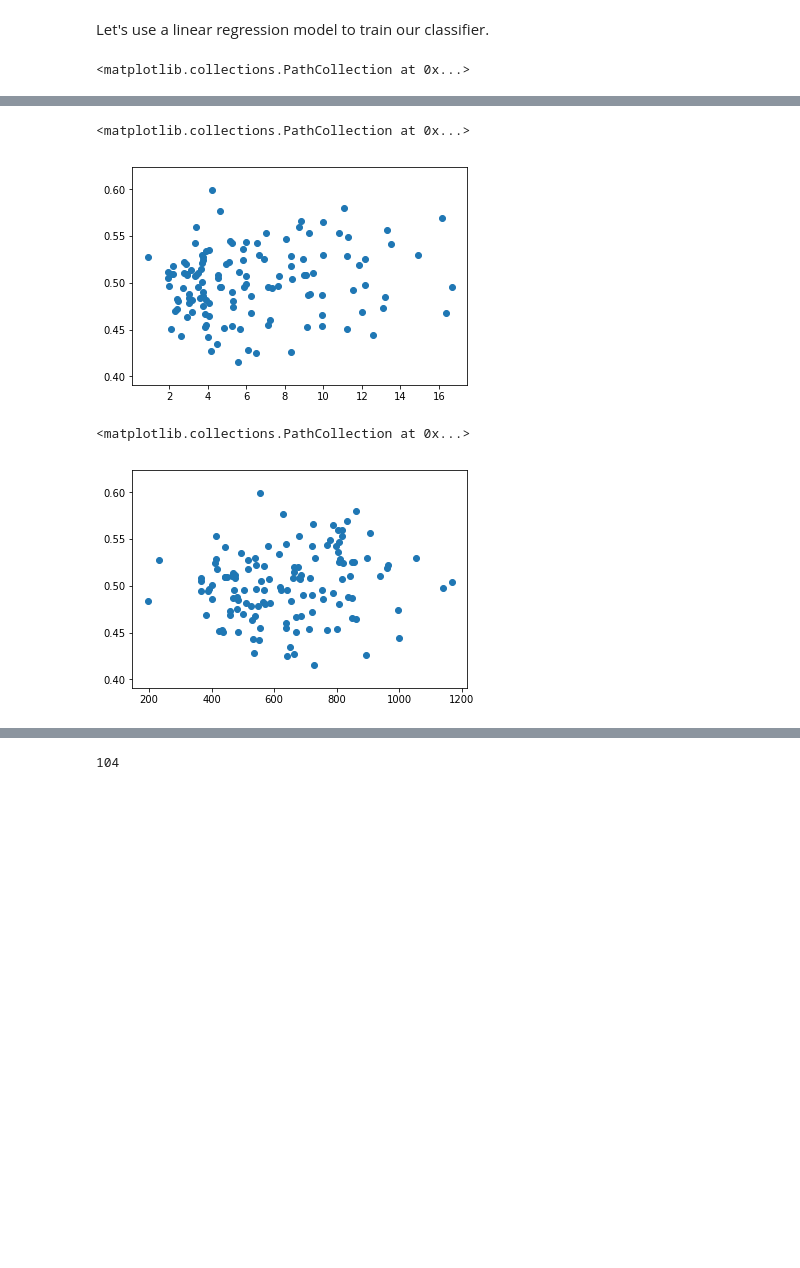
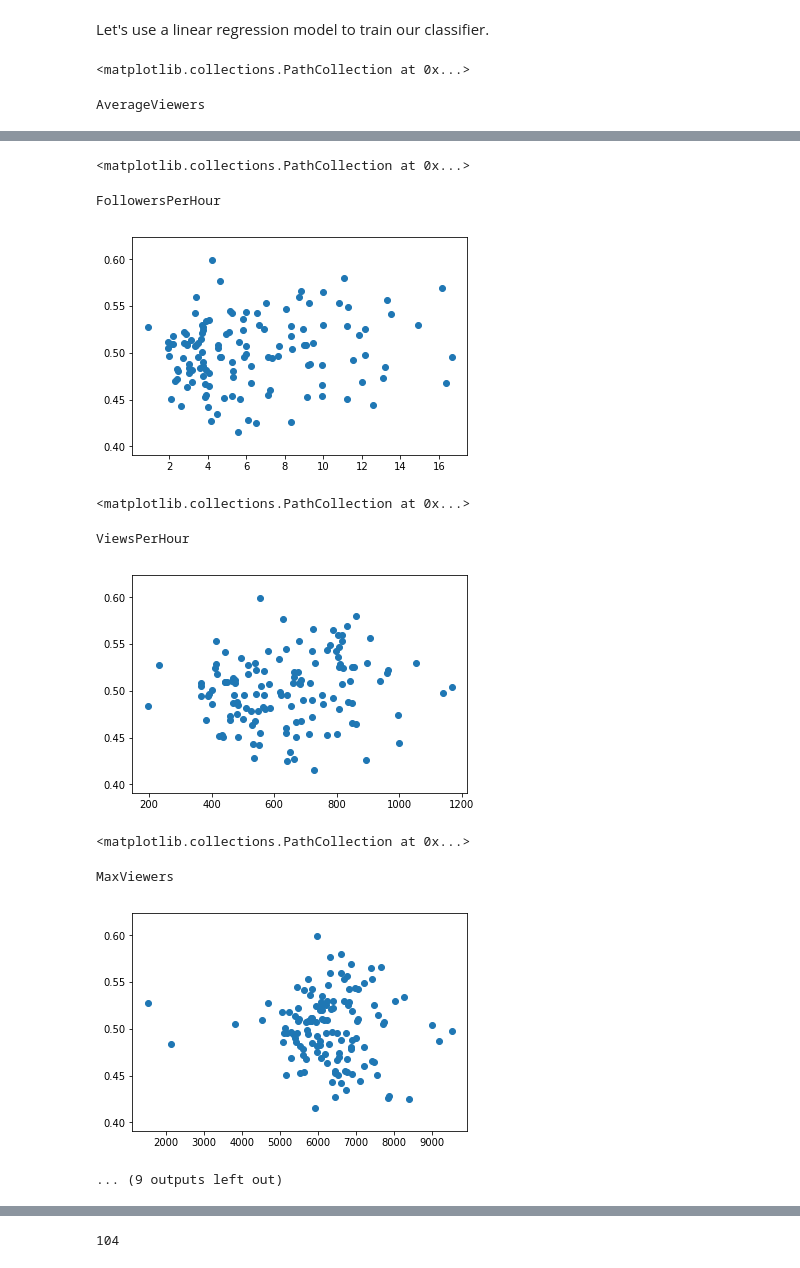
Before and after one commit to Data-Science-for-Linguists/NLSS_Project, a Jupyter notebook: NLSS_V3.ipynb, the cells around one changed output, grey strips where cells are left out. Drawn from its saved outputs; the diff is of its cells as text; code cells hidden in the pictures; blank space fills up the shorter version.

```diff
--- a/NLSS_V3.ipynb
+++ b/NLSS_V3.ipynb
@@ -380,15 +352,37 @@ ml_df.head()
 Let's use a linear regression model to train our classifier.
 # %%
 plt.scatter(result_df['AverageViewers'], result_df['Pos'])
+print('AverageViewers')
 plt.show()
 plt.scatter(result_df['FollowersPerHour'], result_df['Pos'])
+print('FollowersPerHour')
 plt.show()
 plt.scatter(result_df['ViewsPerHour'], result_df['Pos'])
+print('ViewsPerHour')
 plt.show()
+plt.scatter(result_df['MaxViewers'], result_df['Pos'])
+print('MaxViewers')
+plt.show()
+plt.scatter(result_df['FollowersGained'], result_df['Pos'])
+print('FollowersGained')
+plt.show()
+plt.scatter(result_df['ViewsGained'], result_df['Pos'])
+print('ViewsGained')
+plt.show()
+plt.scatter(result_df['LengthMinutes'], result_df['Pos'])
+print('LengthMinutes')
+plt.show()
 # %% [output]
 <matplotlib.collections.PathCollection at 0x...>
+AverageViewers
 [figure]
-<matplotlib.collections.PathCollection at 0x...>
+<matplotlib.collections.PathCollection at 0x...>
+FollowersPerHour
 [figure]
-<matplotlib.collections.PathCollection at 0x...>
+<matplotlib.collections.PathCollection at 0x...>
+ViewsPerHour
 [figure]
+<matplotlib.collections.PathCollection at 0x...>
+MaxViewers
+[figure, added]
+... (9 outputs left out)
```
Also changed, not shown: parts of 11 cells of this notebook, 5 other files.
